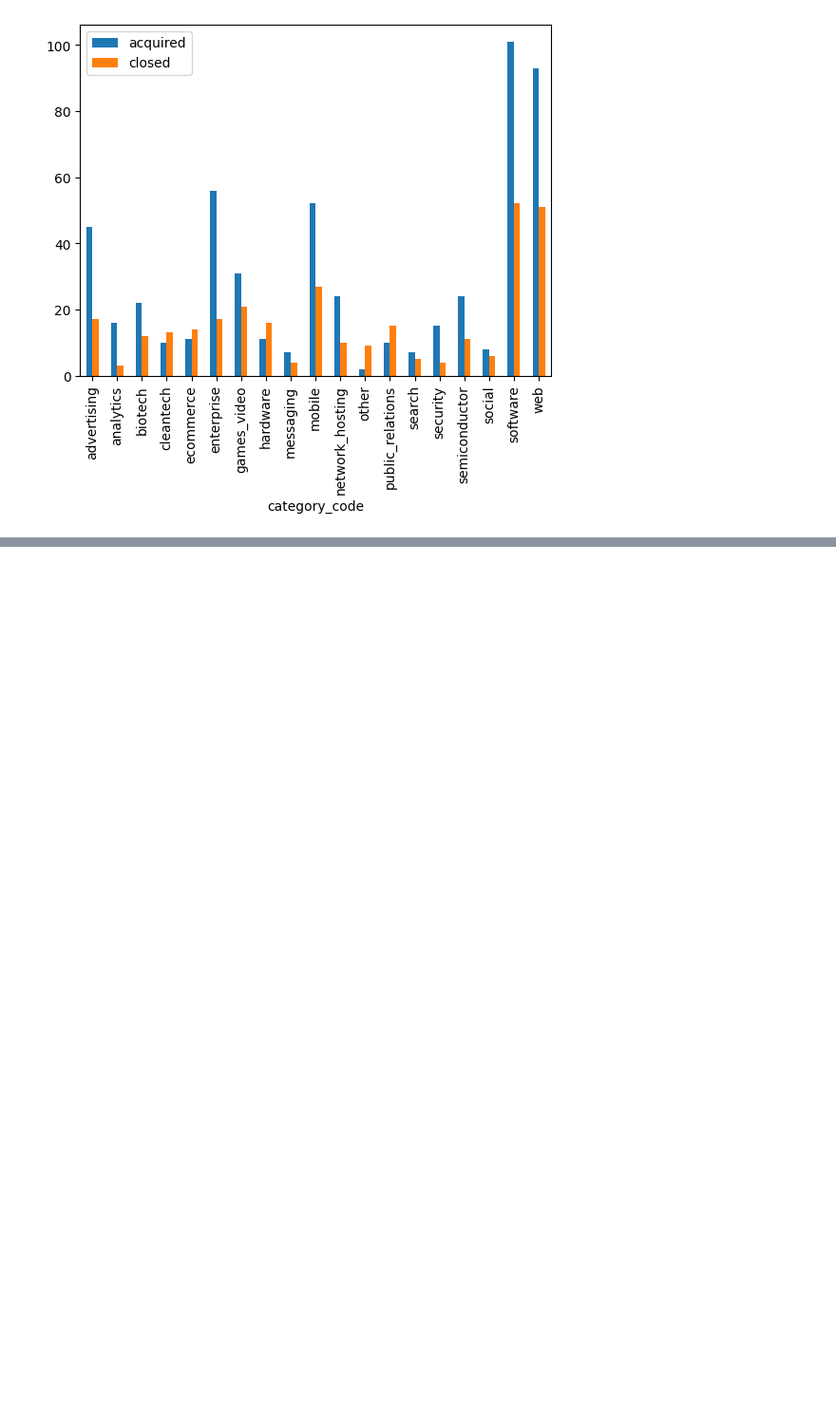
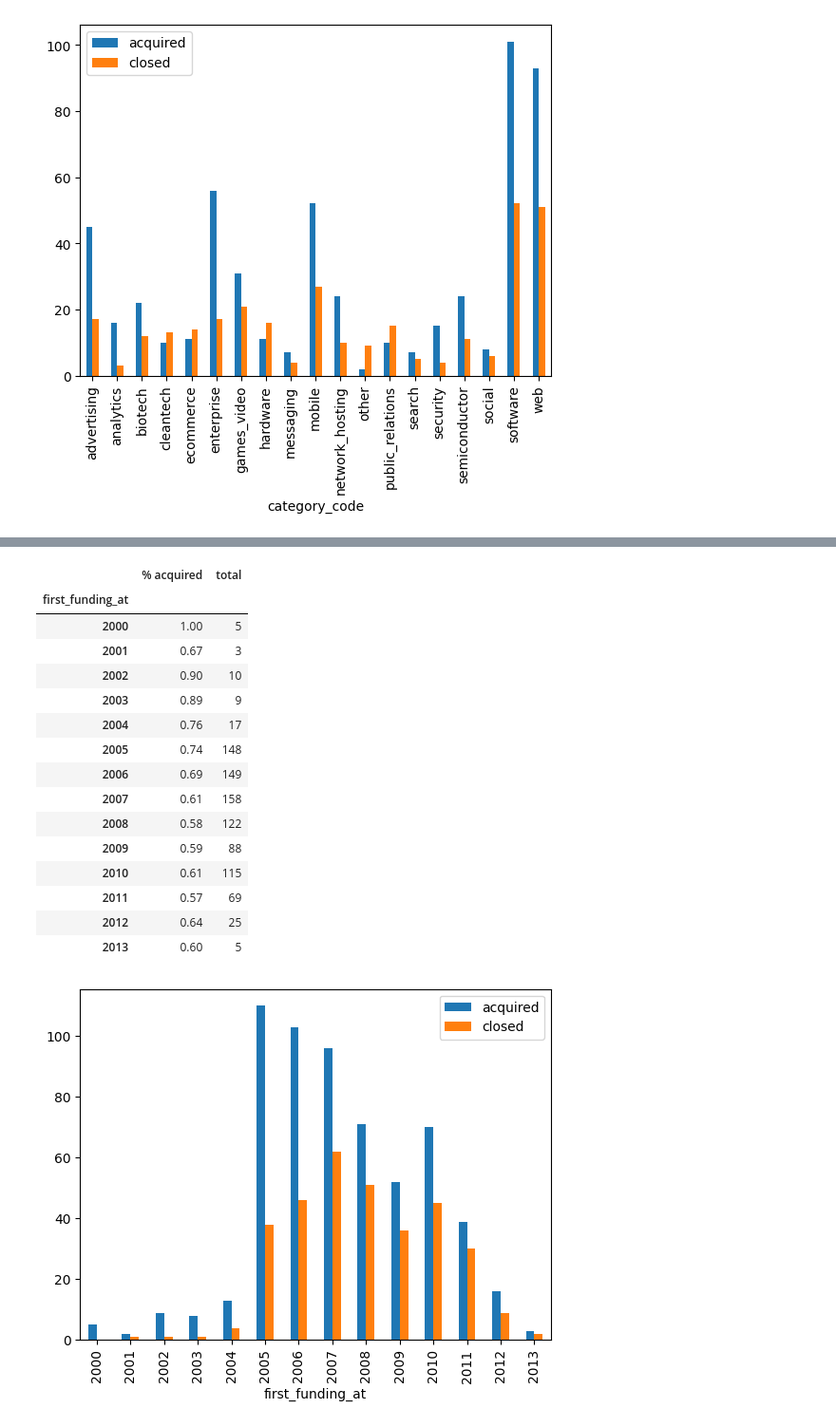
Before and after one commit to iansind/startup-success, a Jupyter notebook: EDA.ipynb, the cells around one changed output, grey strips where cells are left out. Shown: that part at 95% size. Cells and saved outputs as stored; diff of their text form; code cells hidden in the pictures; blank space fills up the shorter version.

```diff
--- a/EDA.ipynb
+++ b/EDA.ipynb
@@ -137,0 +185,20 @@ attr_viz('category_code', sort=True, threshold=10)
+# %%
+attr_viz('first_funding_at')
+# %% [output]
+|  | % acquired | total |
+| first_funding_at |  |  |
+| 2000 | 1.00 | 5 |
+| 2001 | 0.67 | 3 |
+| 2002 | 0.90 | 10 |
+| 2003 | 0.89 | 9 |
+| 2004 | 0.76 | 17 |
+| 2005 | 0.74 | 148 |
+| 2006 | 0.69 | 149 |
+| 2007 | 0.61 | 158 |
+| 2008 | 0.58 | 122 |
+| 2009 | 0.59 | 88 |
+| 2010 | 0.61 | 115 |
+| 2011 | 0.57 | 69 |
+| 2012 | 0.64 | 25 |
+| 2013 | 0.60 | 5 |
+[figure, added]
```
Also changed, not shown: parts of 15 cells of this notebook, 2 other files.
